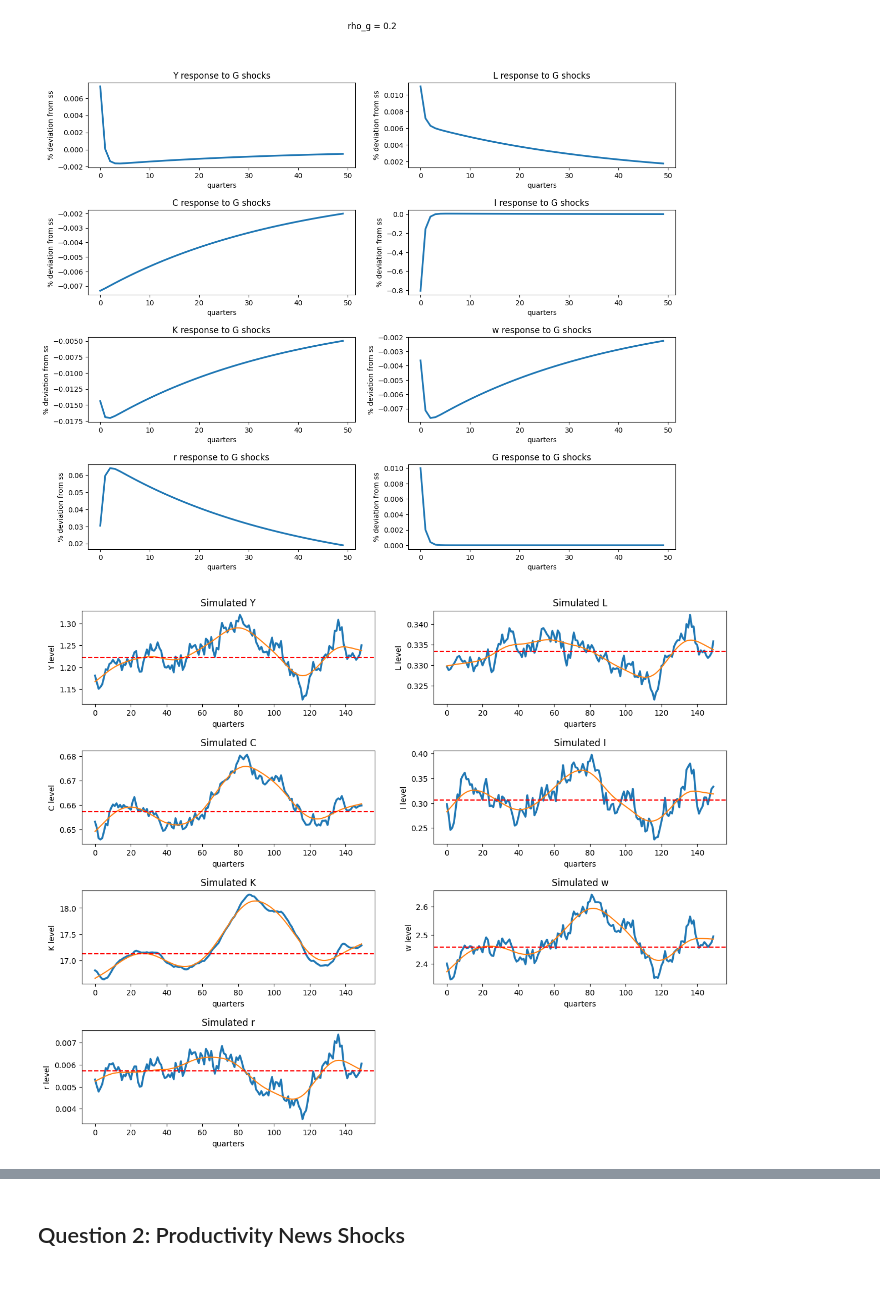
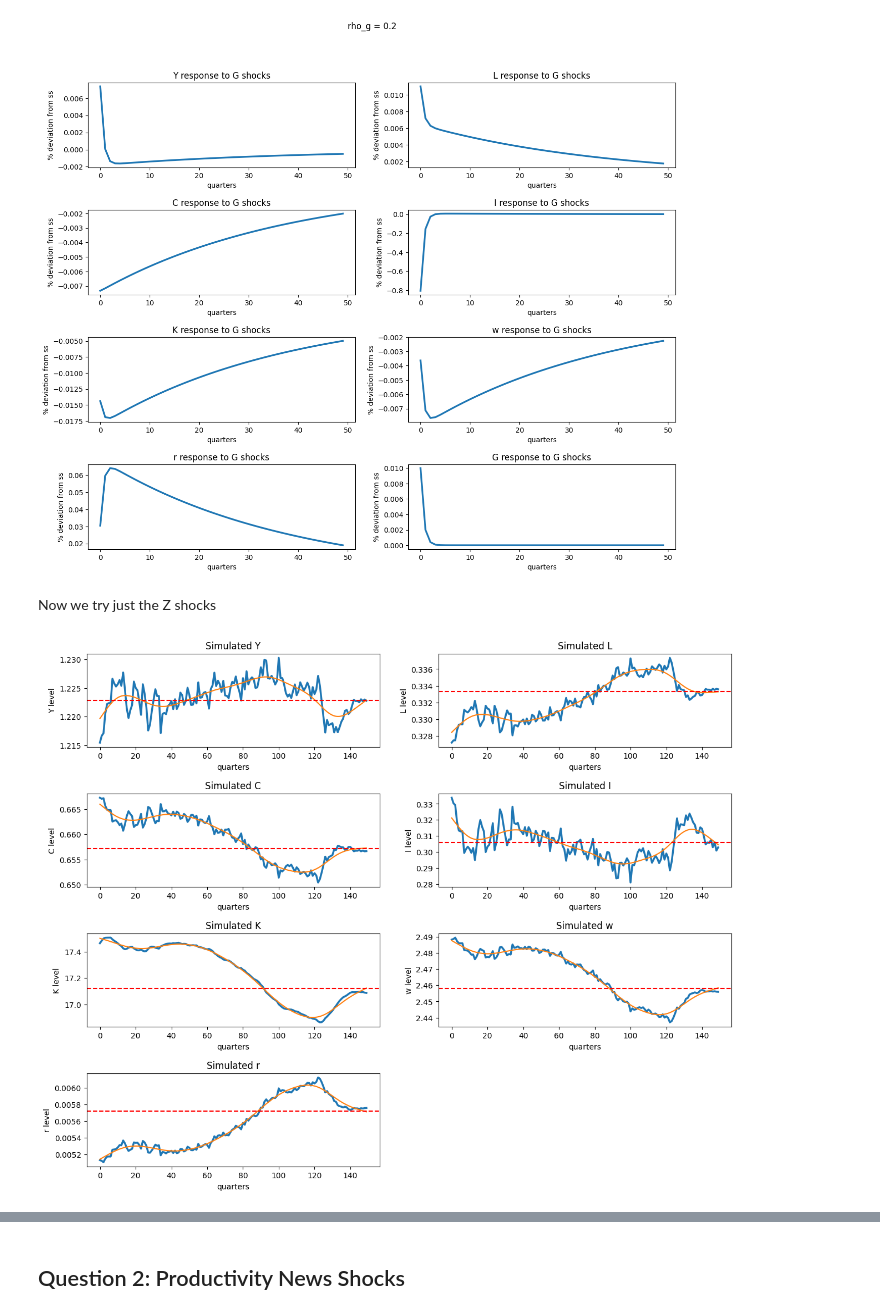
Before and after one commit to sthau/econ-212, a Jupyter notebook: macro_2/macro_2.ipynb, the cells around one changed output, grey strips where cells are left out. Drawn from its saved outputs; the diff is of its cells as text; code cells hidden in the pictures; blank space fills up the shorter version.

Commit message:
Added z and g shocks in a vacuum

```diff
--- a/macro_2/macro_2.ipynb
+++ b/macro_2/macro_2.ipynb
@@ -236,23 +236,72 @@ for var in VAR_LIST:
         sim_matrix[t:] += G_1[var]['G'][:PERIODS - t, :PERIODS - t] @ dG_mat[t:, t]
     sim_matrix += ss_1[var]
     sims[var] = sim_matrix
+plt.figure(figsize=(15, 12))
+plt.subplots_adjust(hspace=0.5)
+
+for i in range(len(VAR_LIST)):
+    var = VAR_LIST[i]
+
+    ax = plt.subplot(4, 2, i + 1)
+
+    ax.plot(sims[var][50:], label=f'{var}', linewidth=2.5,)
+    ax.plot(hpfilter(sims[var][50:], 1600)[1], label = "HP")
+
+    ax.set_title(f'Simulated {var}')
+    ax.set_ylabel(f'{var} level')
+    ax.set_xlabel('quarters')
+
+    # Add a horizontal line at SS
+    ax.axhline(ss_1[var], color='r', linestyle='--', linewidth=1.5)
+# %% [markdown]
+Now we try just the Z shocks
 # %%
+epsilon_z_shocks = np.zeros((PERIODS, 1))
+epsilon_g_shocks = np.random.normal(0, sigma_g, size=PERIODS)
+
+dlZ = np.zeros((PERIODS + 1, 1))
+dZ = np.zeros((PERIODS + 1, 1))
+
+dlG = np.zeros((PERIODS + 1, 1))
+dG = np.zeros((PERIODS + 1, 1))
+
+for t in range(PERIODS):
+    dlZ[t + 1] = RHO_Z * dlZ[t] + epsilon_z_shocks[t]
+    dlG[t + 1] = RHO_G * dlG[t] + epsilon_g_shocks[t] + np.exp(np.log(0.26 * ss_1['Y']) * (1 - RHO_G))
+
+dZ = np.exp(dlZ[1:]) - ss_1['Z']
+dG = np.exp(dlG[1:]) - ss_1['G']
+
+dZ_mat = np.zeros((PERIODS, PERIODS))
+dG_mat = np.zeros((PERIODS, PERIODS))
+for t in range(PERIODS):
+    dZ_mat[t:, t] = epsilon_z_shocks[t] * RHO_Z**np.arange(PERIODS - t)
+    dG_mat[t:, t] = epsilon_g_shocks[t] * RHO_G**np.arange(PERIODS - t)
+
+sims = {}
+for var in VAR_LIST:
+    sim_matrix = np.zeros((PERIODS,))
+    for t in range(PERIODS):
+        sim_matrix[t:] += G_1[var]['Z'][:PERIODS - t, :PERIODS - t] @ dZ_mat[t:, t]
+        sim_matrix[t:] += G_1[var]['G'][:PERIODS - t, :PERIODS - t] @ dG_mat[t:, t]
+    sim_matrix += ss_1[var]
+    sims[var] = sim_matrix
 plt.figure(figsize=(15, 12))
 plt.subplots_adjust(hspace=0.5)
 
 for i in range(len(VAR_LIST)):
     var = VAR_LIST[i]
 
     ax = plt.subplot(4, 2, i + 1)
 
     ax.plot(sims[var][50:], label=f'{var}', linewidth=2.5,)
     ax.plot(hpfilter(sims[var][50:], 1600)[1], label = "HP")
 
     ax.set_title(f'Simulated {var}')
     ax.set_ylabel(f'{var} level')
     ax.set_xlabel('quarters')
 
     # Add a horizontal line at SS
     ax.axhline(ss_1[var], color='r', linestyle='--', linewidth=1.5)
 # %% [output]
-[figure, old version]
+[figure, new version]
```
Also changed, not shown: parts of 2 cells of this notebook.
